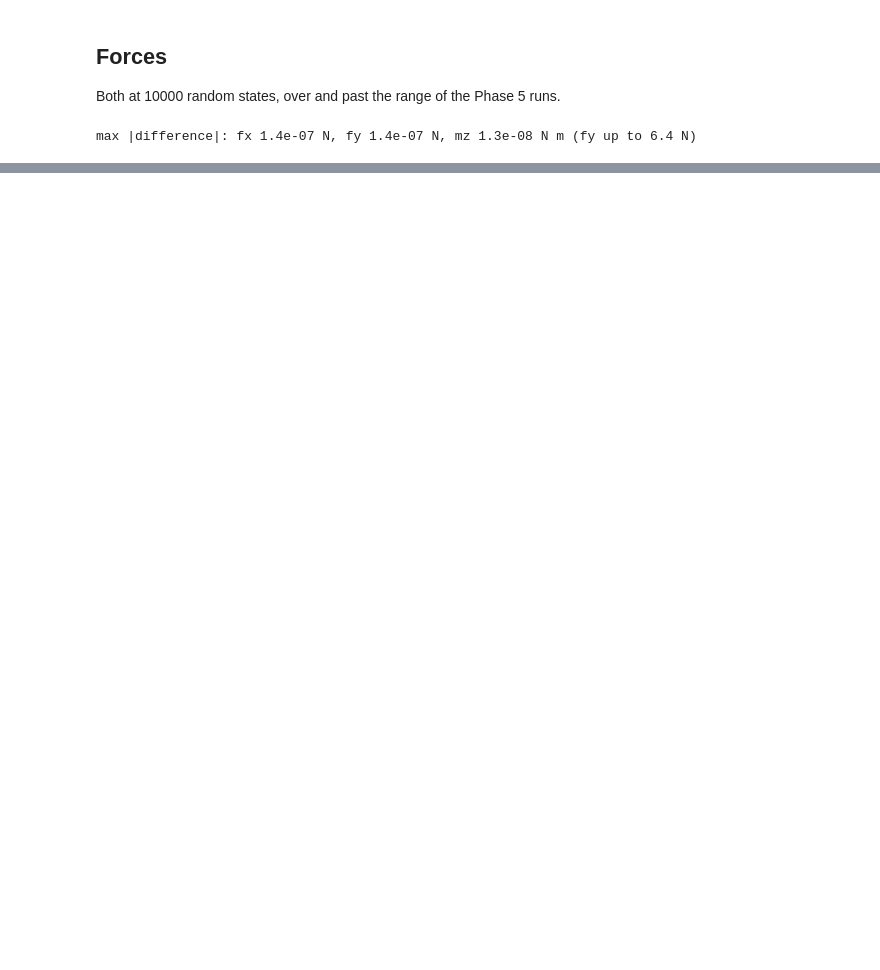
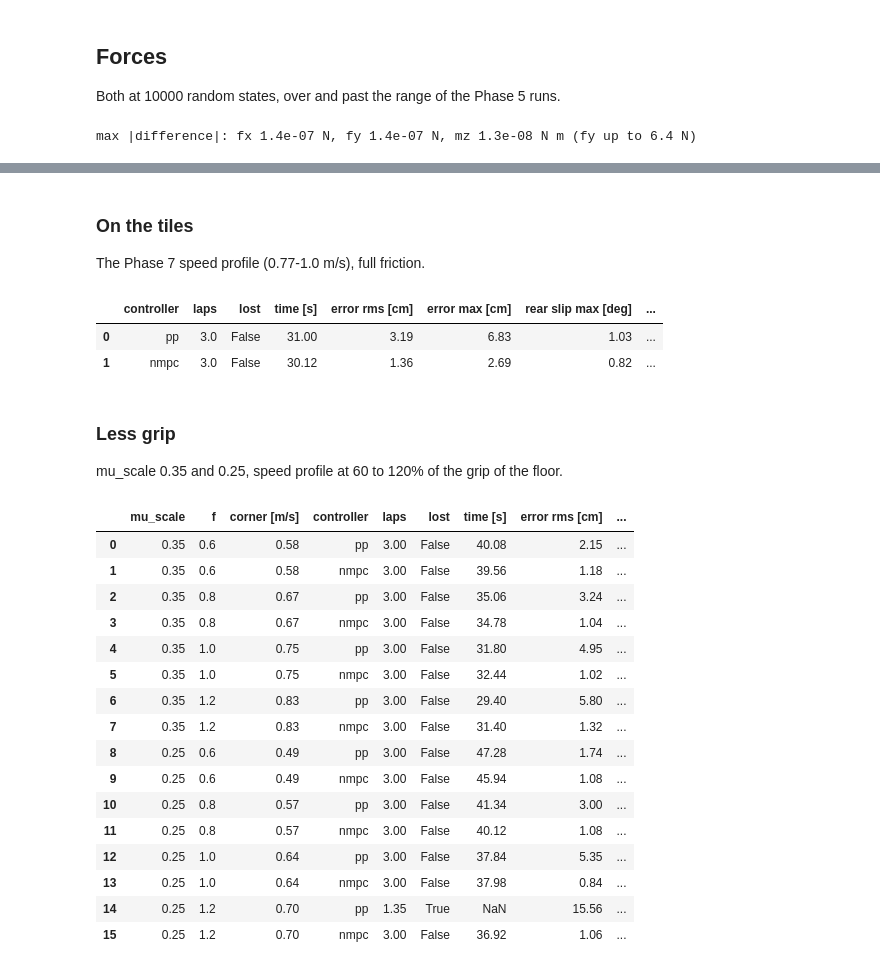
Before and after one commit to Gelminaio/drift-mpc-ackermann, a Jupyter notebook: notebooks/nmpc.ipynb, the cells around one changed output, grey strips where cells are left out. Saved outputs shown, nothing was run; the diff lists cells and outputs as text; code cells hidden in the pictures; blank space fills up the shorter version.

```diff
--- a/notebooks/nmpc.ipynb
+++ b/notebooks/nmpc.ipynb
@@ -120,0 +273,46 @@ straight path and along a circle.
+# %% [markdown]
+### On the tiles
+
+The Phase 7 speed profile (0.77-1.0 m/s), full friction.
+# %%
+rows = []
+for ctrl in ['pp', 'nmpc']:
+    _, res = simulate(ctrl, 1.0, track['v'], solver)
+    rows.append({'controller': ctrl, **res})
+pd.DataFrame(rows).round(2)
+# %% [output]
+|  | controller | laps | lost | time [s] | error rms [cm] | error max [cm] | rear slip max [deg] | ... |
+| 0 | pp | 3.0 | False | 31.00 | 3.19 | 6.83 | 1.03 | ... |
+| 1 | nmpc | 3.0 | False | 30.12 | 1.36 | 2.69 | 0.82 | ... |
+# %% [markdown]
+### Less grip
+
+mu_scale 0.35 and 0.25, speed profile at 60 to 120% of the grip of the floor.
+# %%
+rows, logs = [], {}
+for mu in [0.35, 0.25]:
+    for f in [0.6, 0.8, 1.0, 1.2]:
+        v_ref = profile(f * mu * A_GRIP, 0.5 * f * mu * A_GRIP)
+        for ctrl in ['pp', 'nmpc']:
+            logs[ctrl, mu, f], res = simulate(ctrl, mu, v_ref, solver)
+            rows.append({'mu_scale': mu, 'f': f, 'corner [m/s]': v_ref.min(), 'controller': ctrl, **res})
+grid = pd.DataFrame(rows)
+grid.round(2)
+# %% [output]
+|  | mu_scale | f | corner [m/s] | controller | laps | lost | time [s] | error rms [cm] | ... |
+| 0 | 0.35 | 0.6 | 0.58 | pp | 3.00 | False | 40.08 | 2.15 | ... |
+| 1 | 0.35 | 0.6 | 0.58 | nmpc | 3.00 | False | 39.56 | 1.18 | ... |
+| 2 | 0.35 | 0.8 | 0.67 | pp | 3.00 | False | 35.06 | 3.24 | ... |
+| 3 | 0.35 | 0.8 | 0.67 | nmpc | 3.00 | False | 34.78 | 1.04 | ... |
+| 4 | 0.35 | 1.0 | 0.75 | pp | 3.00 | False | 31.80 | 4.95 | ... |
+| 5 | 0.35 | 1.0 | 0.75 | nmpc | 3.00 | False | 32.44 | 1.02 | ... |
+| 6 | 0.35 | 1.2 | 0.83 | pp | 3.00 | False | 29.40 | 5.80 | ... |
+| 7 | 0.35 | 1.2 | 0.83 | nmpc | 3.00 | False | 31.40 | 1.32 | ... |
+| 8 | 0.25 | 0.6 | 0.49 | pp | 3.00 | False | 47.28 | 1.74 | ... |
+| 9 | 0.25 | 0.6 | 0.49 | nmpc | 3.00 | False | 45.94 | 1.08 | ... |
+| 10 | 0.25 | 0.8 | 0.57 | pp | 3.00 | False | 41.34 | 3.00 | ... |
+| 11 | 0.25 | 0.8 | 0.57 | nmpc | 3.00 | False | 40.12 | 1.08 | ... |
+| 12 | 0.25 | 1.0 | 0.64 | pp | 3.00 | False | 37.84 | 5.35 | ... |
+| 13 | 0.25 | 1.0 | 0.64 | nmpc | 3.00 | False | 37.98 | 0.84 | ... |
+| 14 | 0.25 | 1.2 | 0.70 | pp | 1.35 | True | NaN | 15.56 | ... |
+| 15 | 0.25 | 1.2 | 0.70 | nmpc | 3.00 | False | 36.92 | 1.06 | ... |
```
Also changed, not shown: parts of 11 cells of this notebook, 1 other file.
